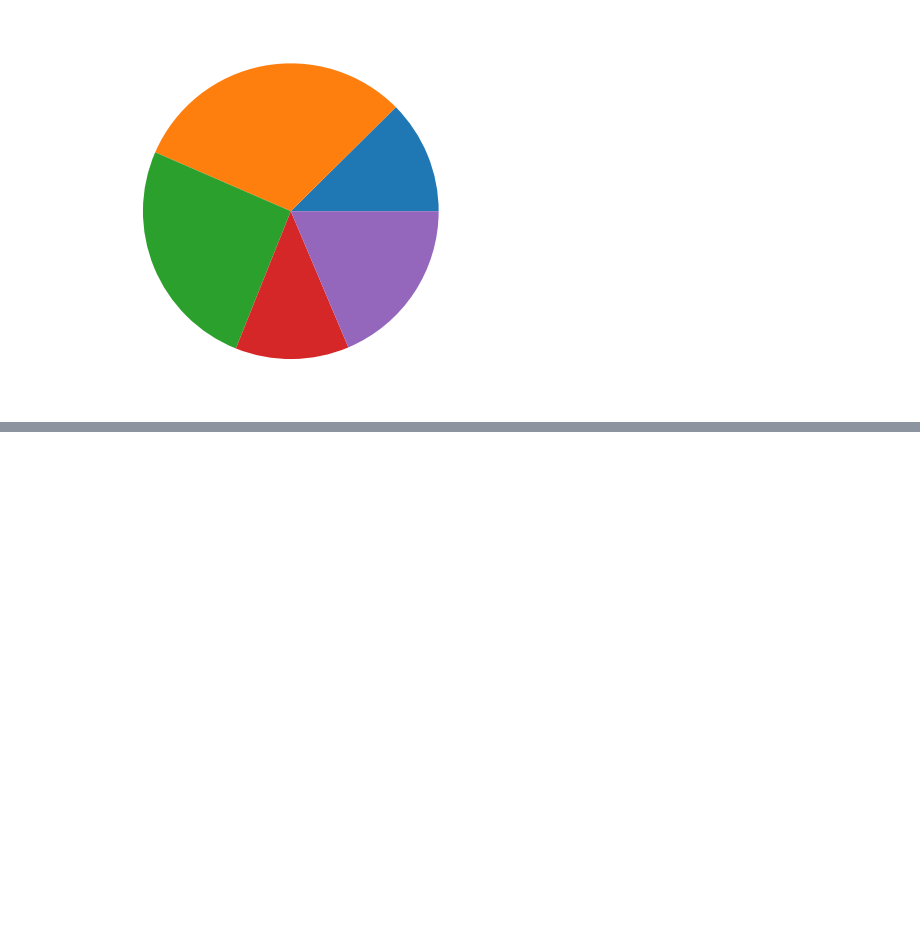
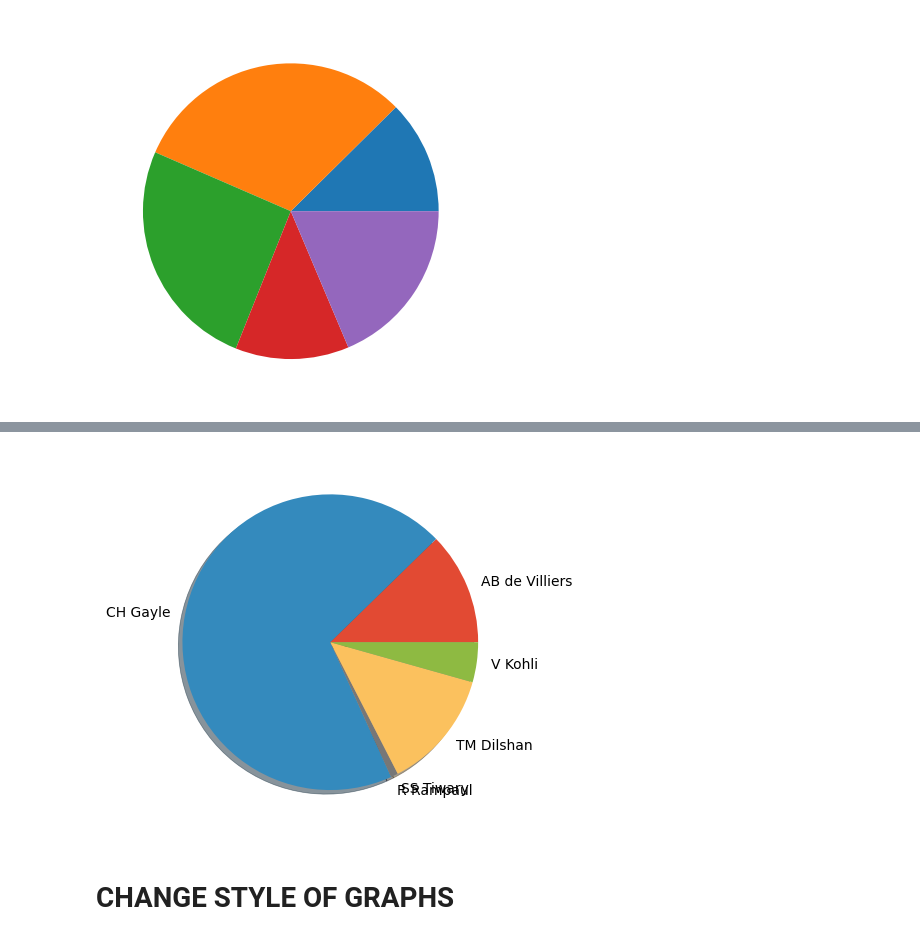
Before and after one commit to Rohit8022/AI-internship-training, a Jupyter notebook: Matplotlib.ipynb, the cells around one changed output, grey strips where cells are left out. Saved outputs shown, nothing was run; the diff lists cells and outputs as text; code cells hidden in the pictures; blank space fills up the shorter version.

```diff
--- a/Matplotlib.ipynb
+++ b/Matplotlib.ipynb
@@ -178,0 +196,8 @@ df=pd.read_csv('')
+# %%
+# shadow in pie chat
+plt.pie(df['batsman_runs'],labels=df['batsman'],shadow=True)
+plt.show()
+# %% [output]
+[figure, added]
+# %% [markdown]
+# CHANGE STYLE OF GRAPHS
```
Also changed, not shown: parts of 5 cells of this notebook.
